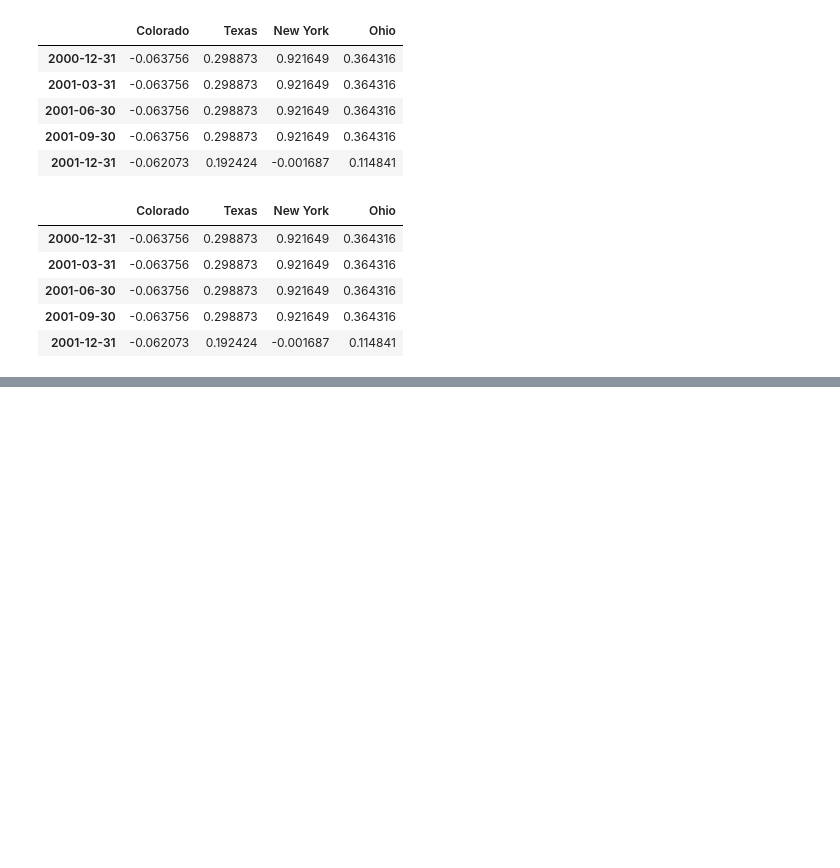
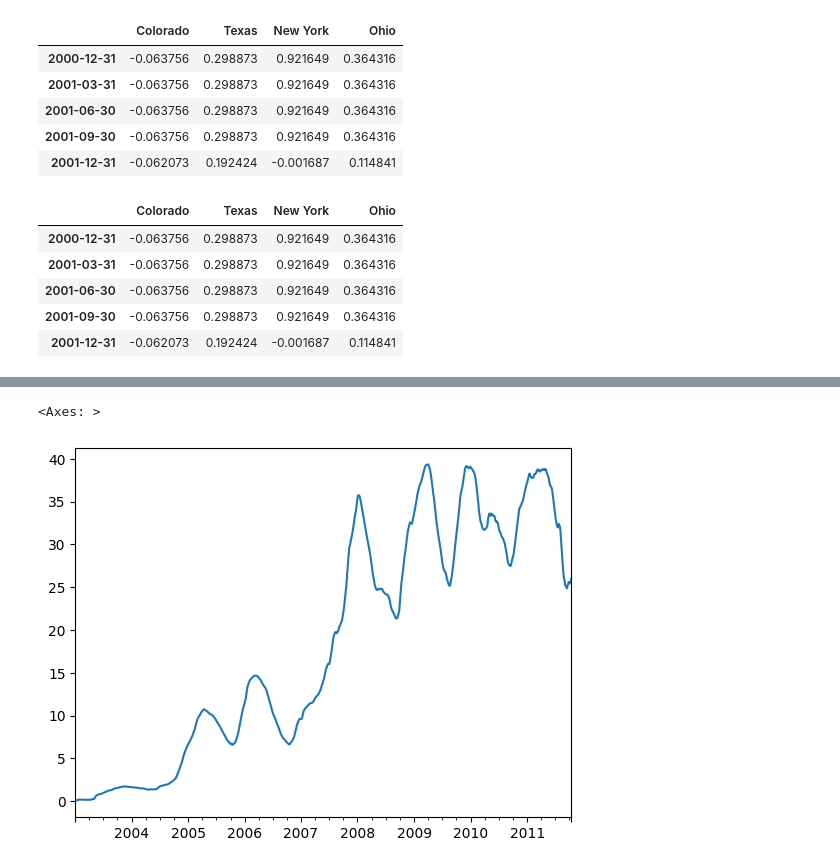
Before and after one commit to metju29/python-data-learning, a Jupyter notebook: Python for Data Analysis book/chapter_11.ipynb, the cells around one changed output, grey strips where cells are left out. Cells and saved outputs as stored; diff of their text form; code cells hidden in the pictures; blank space fills up the shorter version.

```diff
--- a/Python for Data Analysis book/chapter_11.ipynb
+++ b/Python for Data Analysis book/chapter_11.ipynb
@@ -980,0 +992,3 @@ annual_frame.resample('QE-MAR').ffill()
+# %%
+appl_std250 = close_px.AAPL.rolling(250, min_periods=10).std()
+appl_std250[5:12]
@@ -980,0 +1004,5 @@ annual_frame.resample('QE-MAR').ffill()
+# %%
+appl_std250.plot()
+# %% [output]
+<Axes: >
+[figure, added]
```
Also changed, not shown: parts of 9 cells of this notebook.
